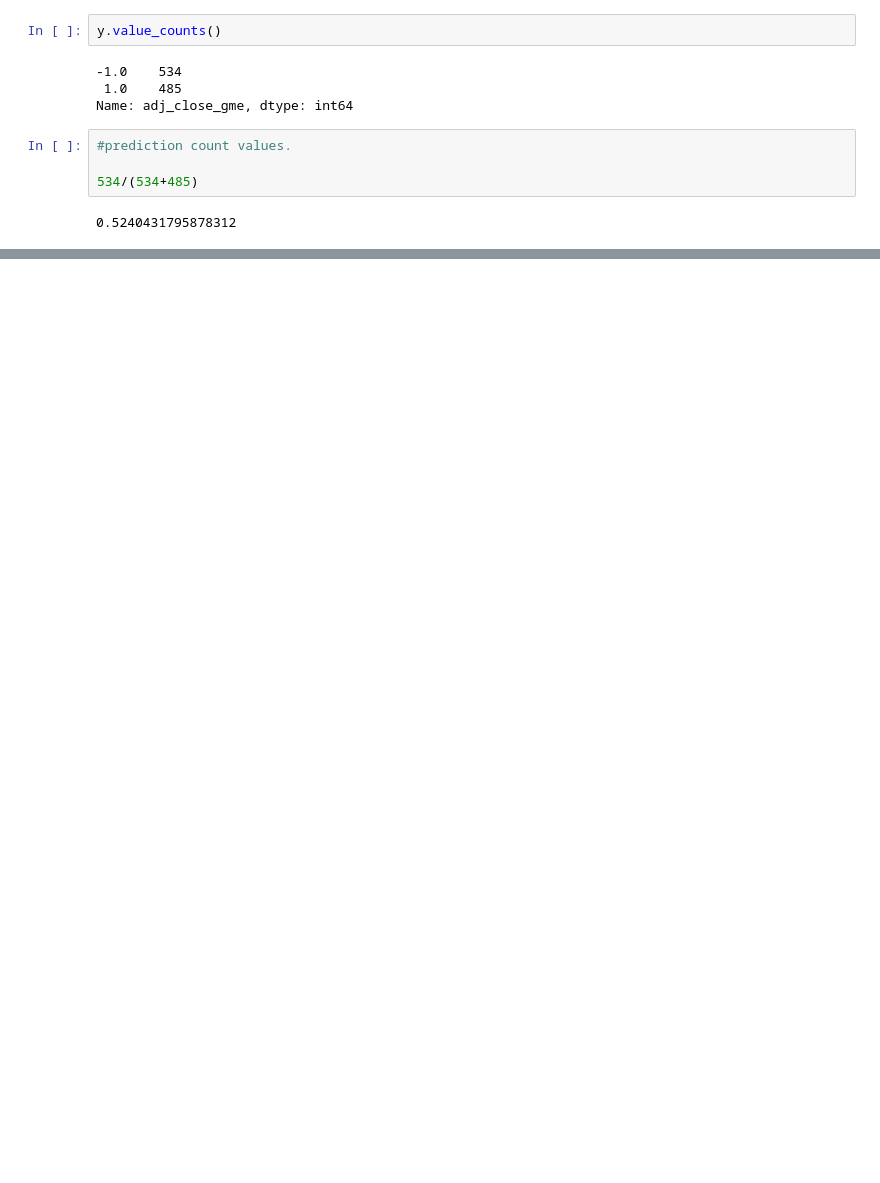
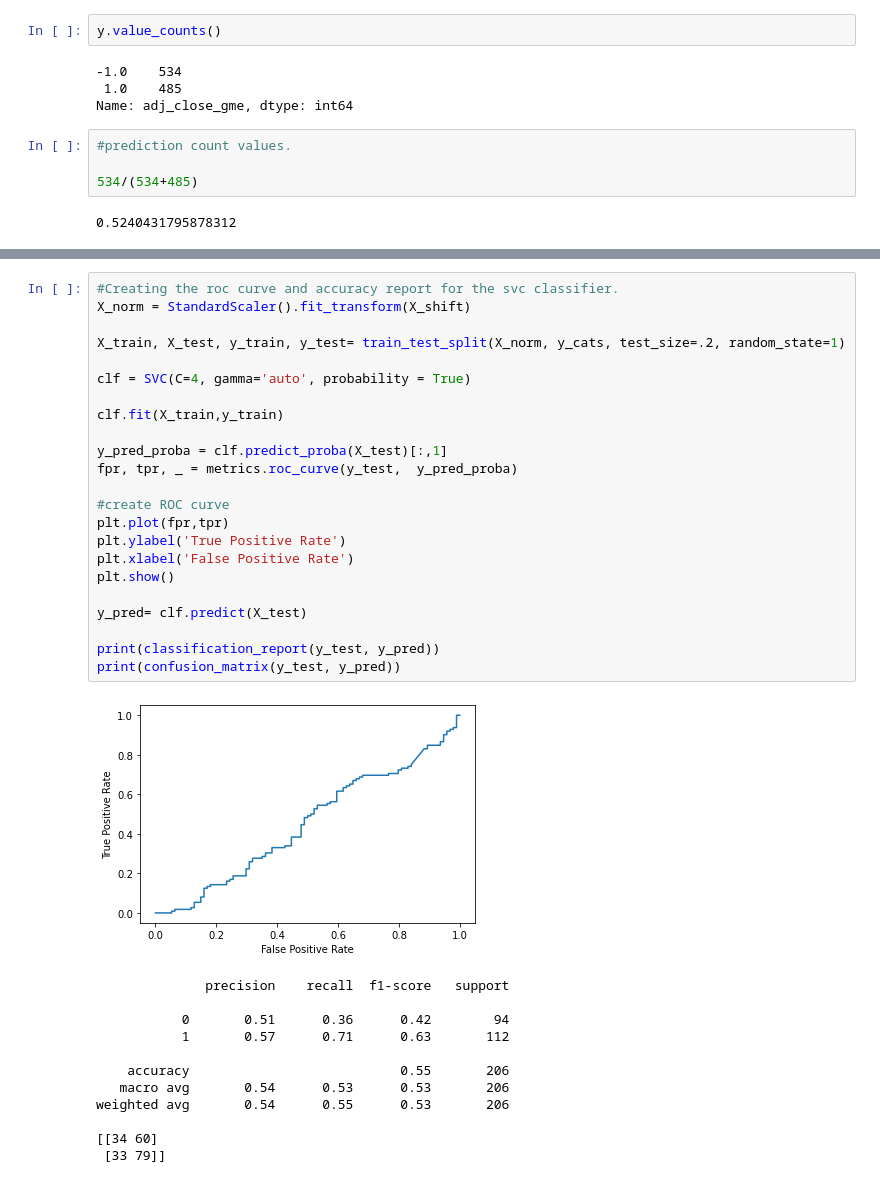
Before and after one commit to kylearbide/Stock-Market-Analysis-EMSE6575, a Jupyter notebook: notebooks/classification/Stock_classifier.ipynb, the cells around one changed output, grey strips where cells are left out. Cells and saved outputs as stored; diff of their text form; blank space fills up the shorter version.

```diff
--- a/notebooks/classification/Stock_classifier.ipynb
+++ b/notebooks/classification/Stock_classifier.ipynb
@@ -394,0 +571,36 @@ weighted avg       0.48      0.48      0.48       204
+# %%
+#Creating the roc curve and accuracy report for the svc classifier.
+X_norm = StandardScaler().fit_transform(X_shift)
+
+X_train, X_test, y_train, y_test= train_test_split(X_norm, y_cats, test_size=.2, random_state=1)
+
+clf = SVC(C=4, gamma='auto', probability = True)
+
+clf.fit(X_train,y_train)
+
+y_pred_proba = clf.predict_proba(X_test)[:,1]
+fpr, tpr, _ = metrics.roc_curve(y_test,  y_pred_proba)
+
+#create ROC curve
+plt.plot(fpr,tpr)
+plt.ylabel('True Positive Rate')
+plt.xlabel('False Positive Rate')
+plt.show()
+
+y_pred= clf.predict(X_test)
+
+print(classification_report(y_test, y_pred))
+print(confusion_matrix(y_test, y_pred))
+# %% [output]
+[figure, added]
+              precision    recall  f1-score   support
+
+           0       0.51      0.36      0.42        94
+           1       0.57      0.71      0.63       112
+
+    accuracy                           0.55       206
+   macro avg       0.54      0.53      0.53       206
+weighted avg       0.54      0.55      0.53       206
+
+[[34 60]
+ [33 79]]
```
Also changed, not shown: parts of 43 cells of this notebook.
